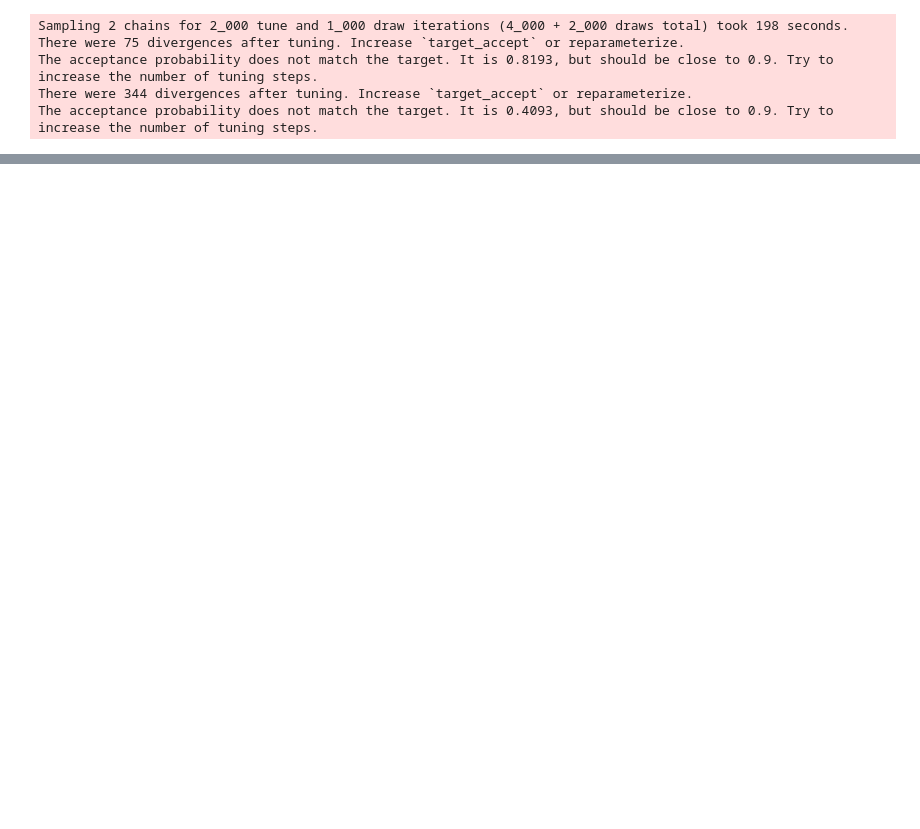
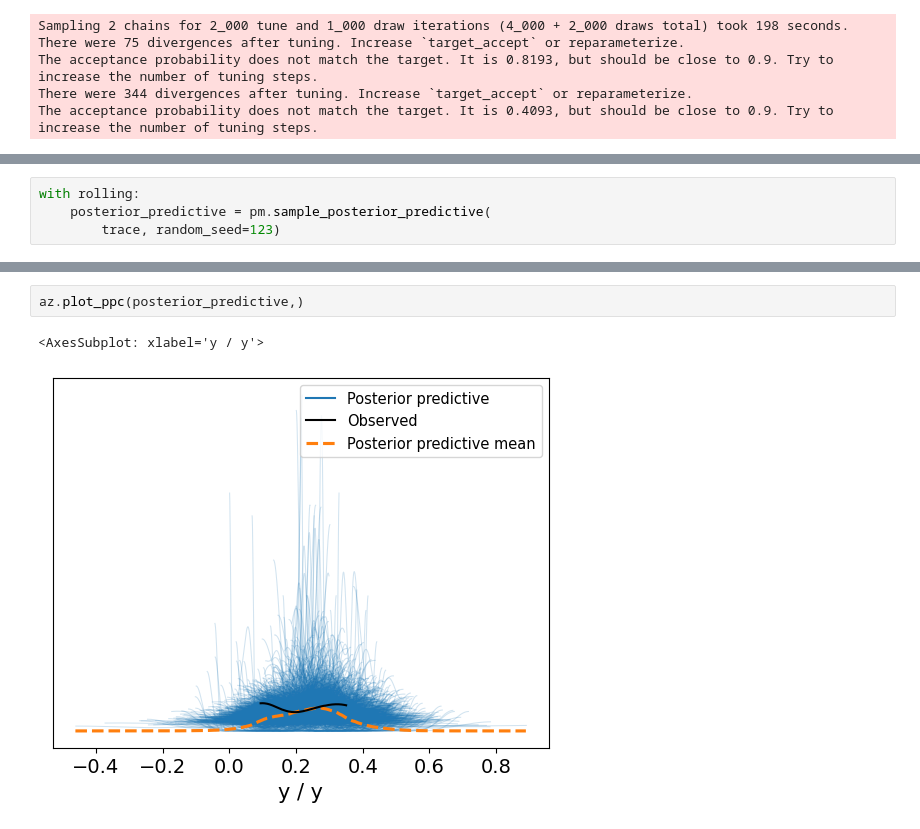
Before and after one commit to matteolimoncini/fear_gen, a Jupyter notebook: test_model_temporal.ipynb, the cells around one changed output, grey strips where cells are left out. Cells and saved outputs as stored; diff of their text form; blank space fills up the shorter version.

Commit message:
Added posterior predictive

```diff
--- a/test_model_temporal.ipynb
+++ b/test_model_temporal.ipynb
@@ -124,0 +123,4 @@ rolling.free_RVs
+# %%
+with rolling:
+    posterior_predictive = pm.sample_posterior_predictive(
+        trace, random_seed=123)
@@ -124,0 +151,5 @@ rolling.free_RVs
+# %%
+az.plot_ppc(posterior_predictive,)
+# %% [output]
+<AxesSubplot: xlabel='y / y'>
+[figure, added]
```
Also changed, not shown: parts of 7 cells of this notebook.
